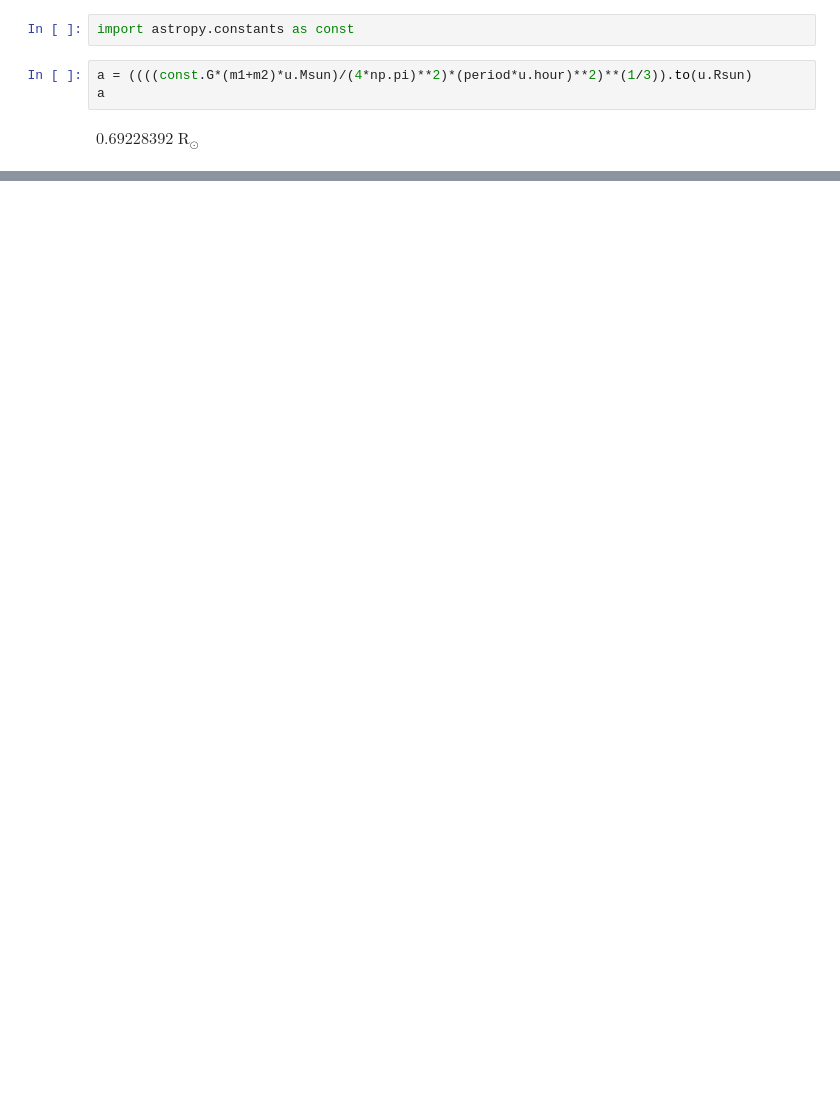
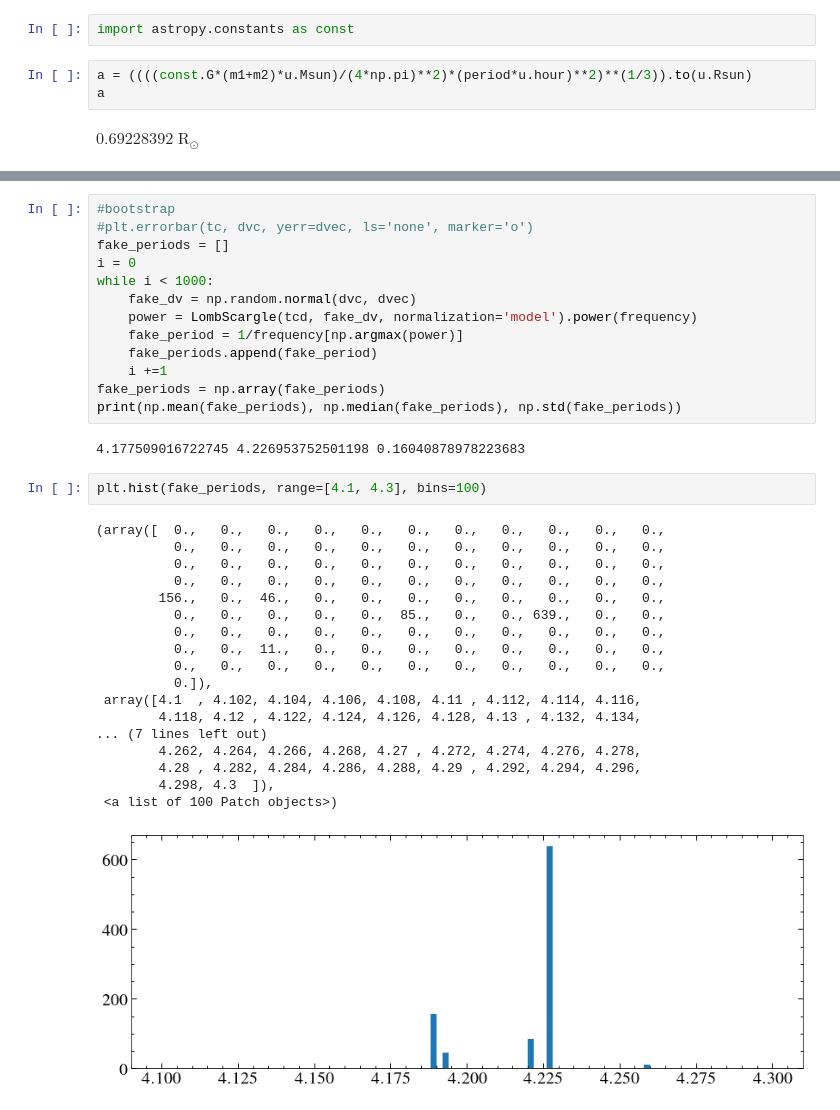
Before and after one commit to davidjwilson/wd-bd, a Jupyter notebook: fit_mass.ipynb, the cells around one changed output, grey strips where cells are left out. Saved outputs shown, nothing was run; the diff lists cells and outputs as text; blank space fills up the shorter version.

```diff
--- a/fit_mass.ipynb
+++ b/fit_mass.ipynb
@@ -401,0 +420,36 @@ $0.69228392 \; \mathrm{R_{\odot}}$
+# %%
+#bootstrap
+#plt.errorbar(tc, dvc, yerr=dvec, ls='none', marker='o')
+fake_periods = []
+i = 0
+while i < 1000:
+    fake_dv = np.random.normal(dvc, dvec)
+    power = LombScargle(tcd, fake_dv, normalization='model').power(frequency)
+    fake_period = 1/frequency[np.argmax(power)]
+    fake_periods.append(fake_period)
+    i +=1
+fake_periods = np.array(fake_periods)
+print(np.mean(fake_periods), np.median(fake_periods), np.std(fake_periods))
+# %% [output]
+4.177509016722745 4.226953752501198 0.16040878978223683
+# %%
+plt.hist(fake_periods, range=[4.1, 4.3], bins=100)
+# %% [output]
+(array([  0.,   0.,   0.,   0.,   0.,   0.,   0.,   0.,   0.,   0.,   0.,
+          0.,   0.,   0.,   0.,   0.,   0.,   0.,   0.,   0.,   0.,   0.,
+          0.,   0.,   0.,   0.,   0.,   0.,   0.,   0.,   0.,   0.,   0.,
+          0.,   0.,   0.,   0.,   0.,   0.,   0.,   0.,   0.,   0.,   0.,
+        156.,   0.,  46.,   0.,   0.,   0.,   0.,   0.,   0.,   0.,   0.,
+          0.,   0.,   0.,   0.,   0.,  85.,   0.,   0., 639.,   0.,   0.,
+          0.,   0.,   0.,   0.,   0.,   0.,   0.,   0.,   0.,   0.,   0.,
+          0.,   0.,  11.,   0.,   0.,   0.,   0.,   0.,   0.,   0.,   0.,
+          0.,   0.,   0.,   0.,   0.,   0.,   0.,   0.,   0.,   0.,   0.,
+          0.]),
+ array([4.1  , 4.102, 4.104, 4.106, 4.108, 4.11 , 4.112, 4.114, 4.116,
+        4.118, 4.12 , 4.122, 4.124, 4.126, 4.128, 4.13 , 4.132, 4.134,
+... (7 lines left out)
+        4.262, 4.264, 4.266, 4.268, 4.27 , 4.272, 4.274, 4.276, 4.278,
+        4.28 , 4.282, 4.284, 4.286, 4.288, 4.29 , 4.292, 4.294, 4.296,
+        4.298, 4.3  ]),
+ <a list of 100 Patch objects>)
+[figure, added]
```
Also changed, not shown: parts of 12 cells of this notebook.
